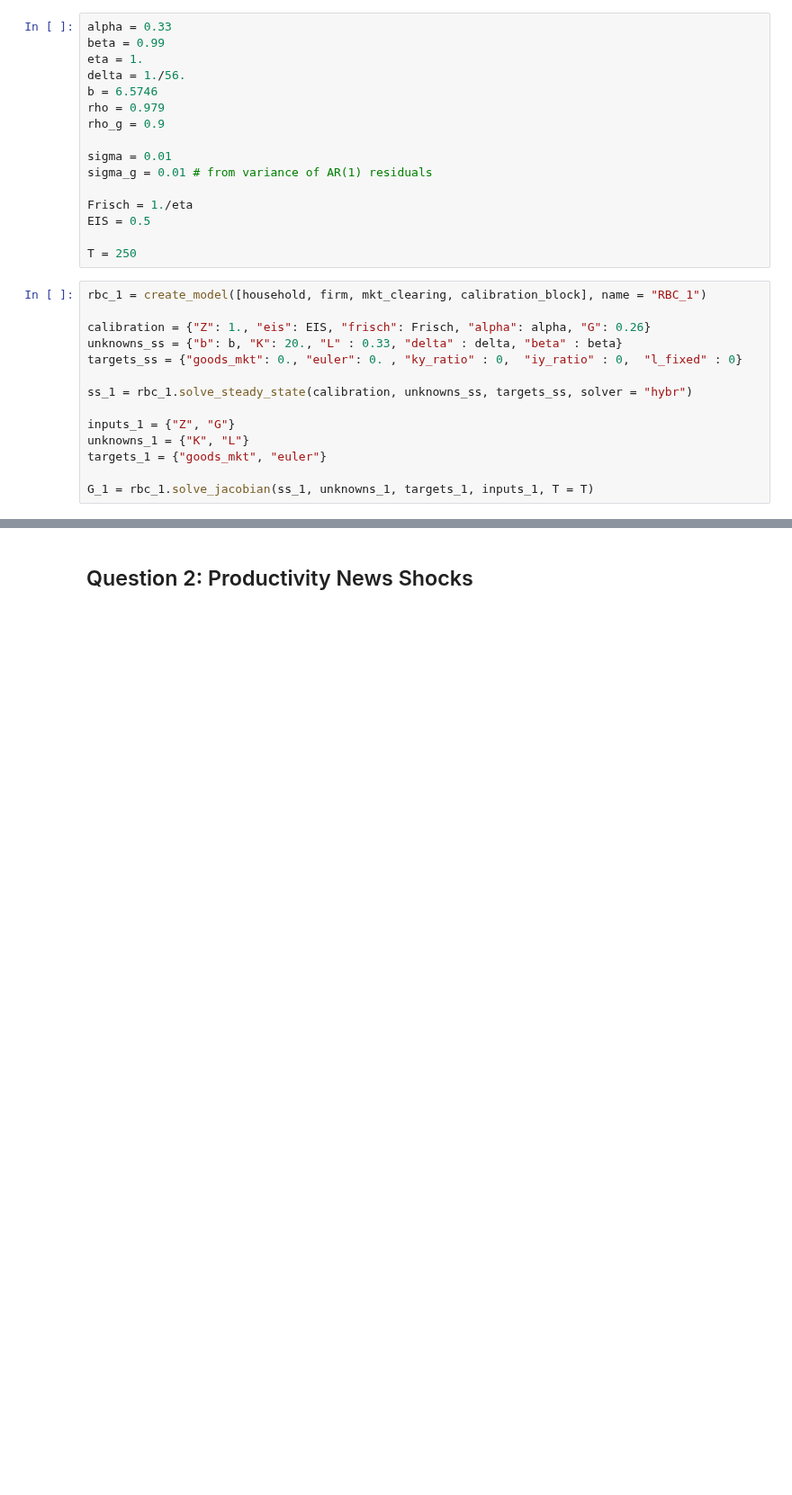
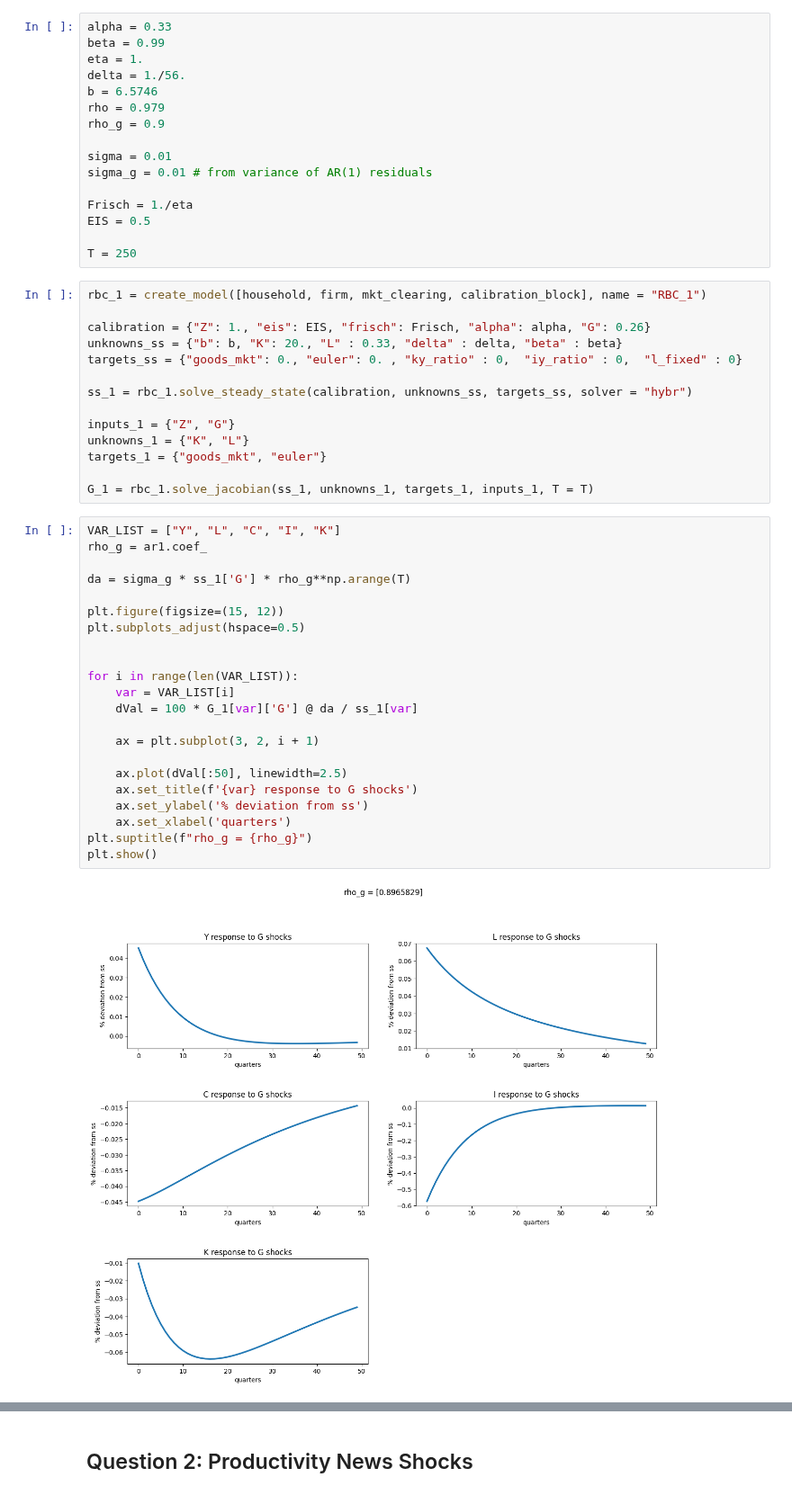
Before and after one commit to sthau/econ-212, a Jupyter notebook: macro_2/macro_2.ipynb, the cells around one changed output, grey strips where cells are left out. Shown at 90% size. Saved outputs shown, nothing was run; the diff lists cells and outputs as text; blank space fills up the shorter version.

```diff
--- a/macro_2/macro_2.ipynb
+++ b/macro_2/macro_2.ipynb
@@ -94,3 +94,27 @@ unknowns_1 = {"K", "L"}
 targets_1 = {"goods_mkt", "euler"}
 
 G_1 = rbc_1.solve_jacobian(ss_1, unknowns_1, targets_1, inputs_1, T = T)
+# %%
+VAR_LIST = ["Y", "L", "C", "I", "K"]
+rho_g = ar1.coef_
+
+da = sigma_g * ss_1['G'] * rho_g**np.arange(T)
+
+plt.figure(figsize=(15, 12))
+plt.subplots_adjust(hspace=0.5)
+
+
+for i in range(len(VAR_LIST)):
+    var = VAR_LIST[i]
+    dVal = 100 * G_1[var]['G'] @ da / ss_1[var]
+
+    ax = plt.subplot(3, 2, i + 1)
+
+    ax.plot(dVal[:50], linewidth=2.5)
+    ax.set_title(f'{var} response to G shocks')
+    ax.set_ylabel('% deviation from ss')
+    ax.set_xlabel('quarters')
+plt.suptitle(f"rho_g = {rho_g}")
+plt.show()
+# %% [output]
+[figure, added]
```
Also changed, not shown: parts of 3 cells of this notebook.
